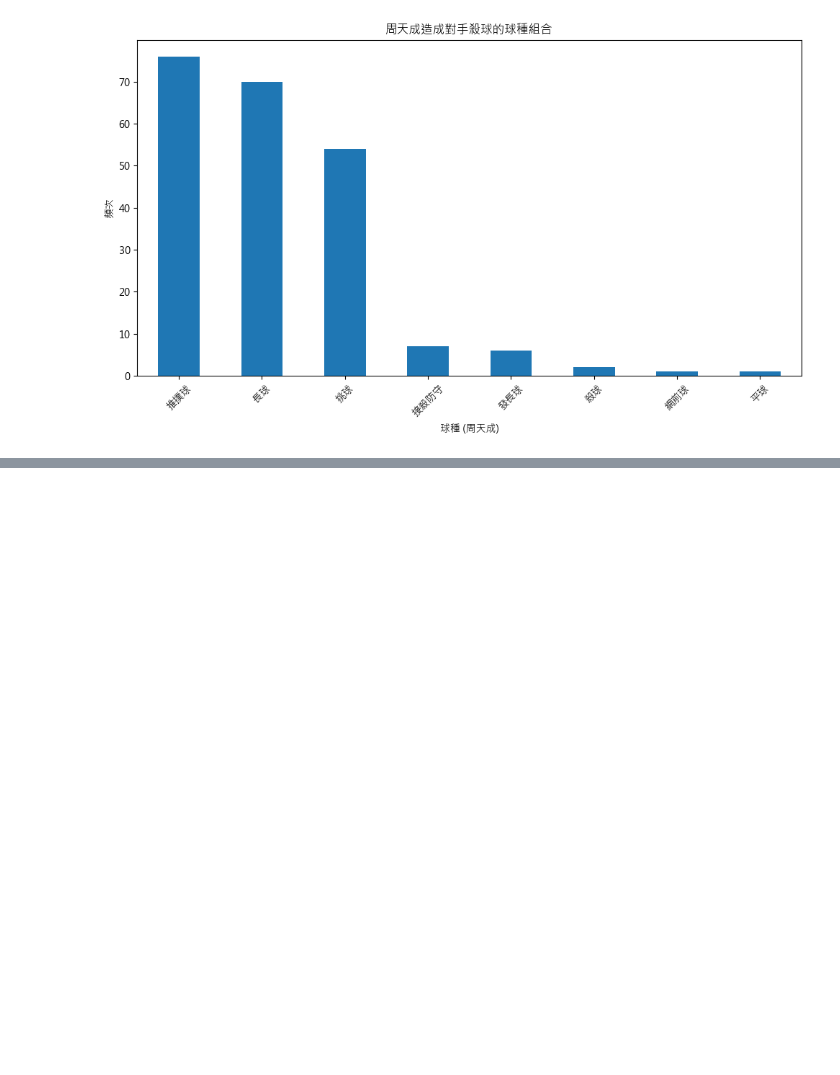
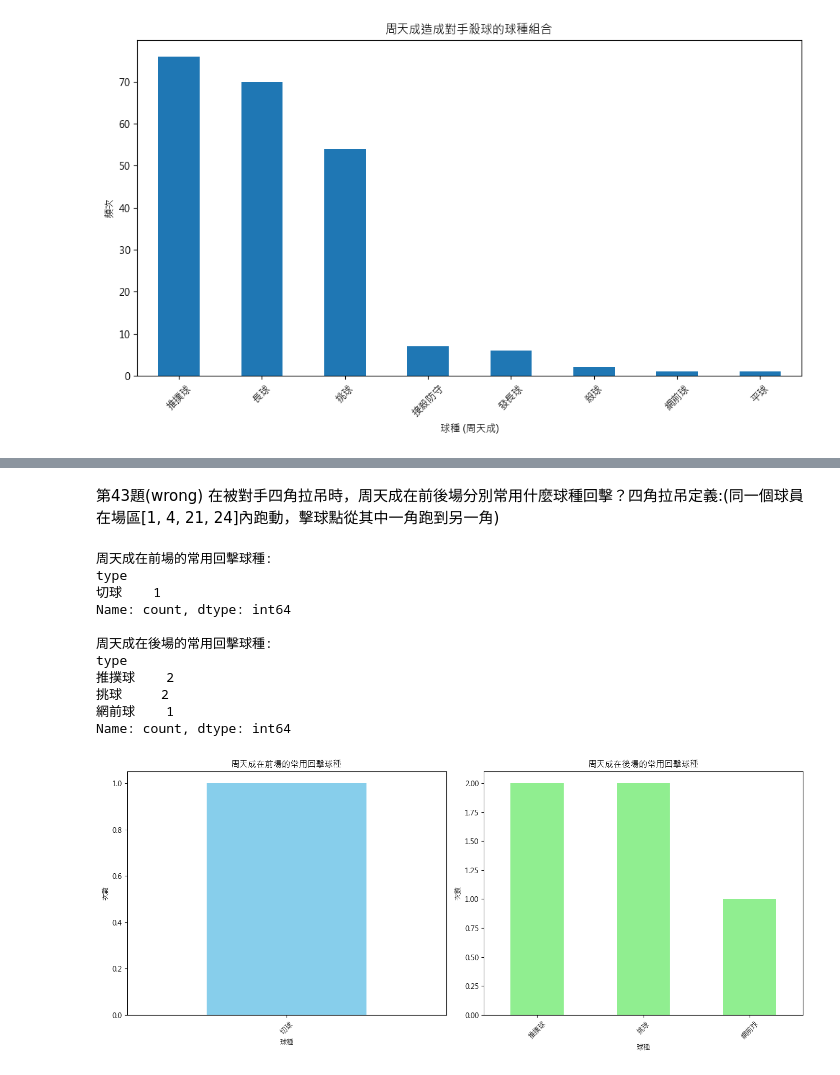
Before and after one commit to DanielTeng0811/BadmintonAI, a Jupyter notebook: question_ans_final.ipynb, the cells around one changed output, grey strips where cells are left out. Saved outputs shown, nothing was run; the diff lists cells and outputs as text; code cells hidden in the pictures; blank space fills up the shorter version.

```diff
--- a/question_ans_final.ipynb
+++ b/question_ans_final.ipynb
@@ -2236,0 +2319,75 @@ Name: count, dtype: int64
+# %% [markdown]
+第43題(wrong)
+在被對手四角拉吊時，周天成在前後場分別常用什麼球種回擊？四角拉吊定義:(同一個球員在場區[1, 4, 21, 24]內跑動，擊球點從其中一角跑到另一角)
+# %%
+import platform
+import matplotlib.pyplot as plt
+import pandas as pd
+
+# 字體設置
+s = platform.system()
+plt.rcParams['font.sans-serif'] = ['Arial Unicode MS', 'PingFang TC'] if s=='Darwin' else ['Microsoft JhengHei', 'SimHei'] if s=='Windows' else ['WenQuanYi Zen Hei']
+plt.rcParams['axes.unicode_minus'] = False
+
+# 確保數據集不為空
+if len(df) == 0:
+    raise ValueError("数据集为空！")
+
+# 定義四角區域
+corner_areas = [1, 4, 21, 24]
+
+# 找到對手四角拉吊的拍數
+# 需要篩選在同一對手和同一回合中移動的情況
+df_shifted = df[(df['opponent_location_area'].isin(corner_areas)) & (df['player'] != 'CHOU Tien Chen')].copy()
+df_shifted['next_opponent_location_area'] = df_shifted.groupby(['match_id', 'set', 'rally'])['opponent_location_area'].shift(-1)
+
+# 判斷是否符合四角拉吊的條件
+df_corner_cross = df_shifted[(df_shifted['opponent_location_area'] != df_shifted['next_opponent_location_area']) &
+                             (df_shifted['next_opponent_location_area'].isin(corner_areas))]
+
+# 選擇周天成在前場和後場的回擊
+df_chou_response = df[(df['player'] == 'CHOU Tien Chen') & (df['rally_id'].isin(df_corner_cross['rally_id']))]
+
+# 前場區域
+front_court_areas = [17, 18, 19, 20, 21, 22, 23, 24]
+# 後場區域
+back_court_areas = [1, 2, 3, 4]
+
+# 統計周天成在前場和後場回擊的球種
+front_court_responses = df_chou_response[df_chou_response['player_location_area'].isin(front_court_areas)]['type'].value_counts()
+back_court_responses = df_chou_response[df_chou_response['player_location_area'].isin(back_court_areas)]['type'].value_counts()
+
+print("周天成在前場的常用回擊球種:")
+print(front_court_responses)
+
+print("\n周天成在後場的常用回擊球種:")
+print(back_court_responses)
+
+# 視覺化結果
+fig, axes = plt.subplots(1, 2, figsize=(14, 6))
+front_court_responses.plot(kind='bar', ax=axes[0], color='skyblue')
+axes[0].set_title('周天成在前場的常用回擊球種')
+axes[0].set_xlabel('球種')
+axes[0].set_ylabel('次數')
+axes[0].set_xticklabels(front_court_responses.index, rotation=45)
+
+back_court_responses.plot(kind='bar', ax=axes[1], color='lightgreen')
+axes[1].set_title('周天成在後場的常用回擊球種')
+axes[1].set_xlabel('球種')
+axes[1].set_ylabel('次數')
+axes[1].set_xticklabels(back_court_responses.index, rotation=45)
+
+plt.tight_layout()
+# %% [output]
+周天成在前場的常用回擊球種:
+type
+切球    1
+Name: count, dtype: int64
+
+周天成在後場的常用回擊球種:
+type
+推撲球    2
+挑球     2
+網前球    1
+Name: count, dtype: int64
+[figure, added]
```
Also changed, not shown: parts of 12 cells of this notebook, 4 other files.
